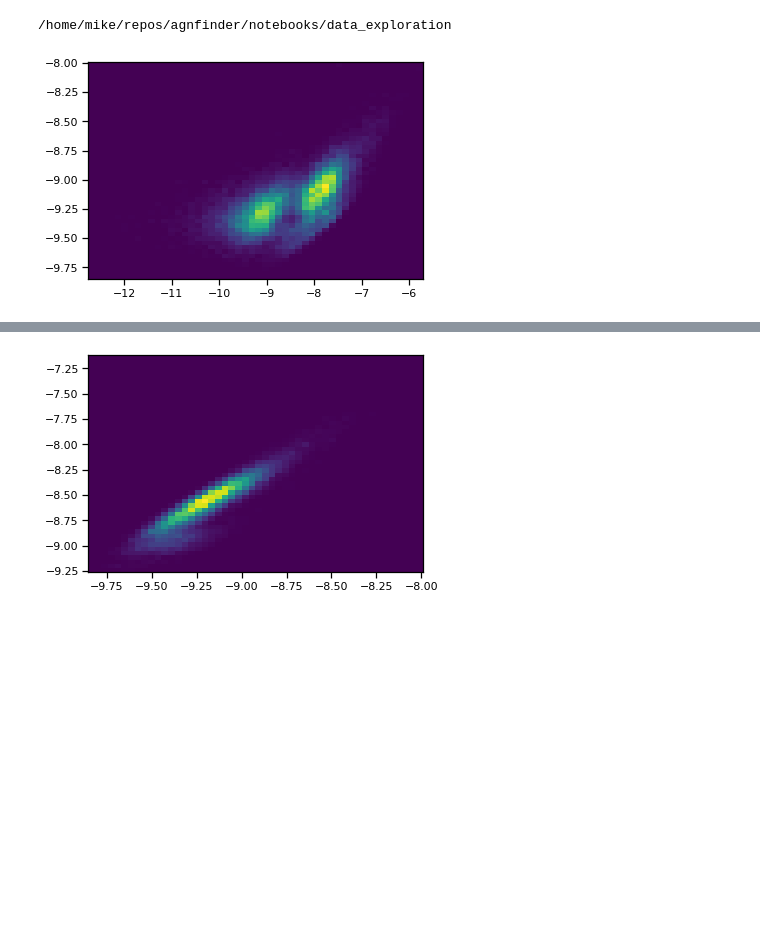
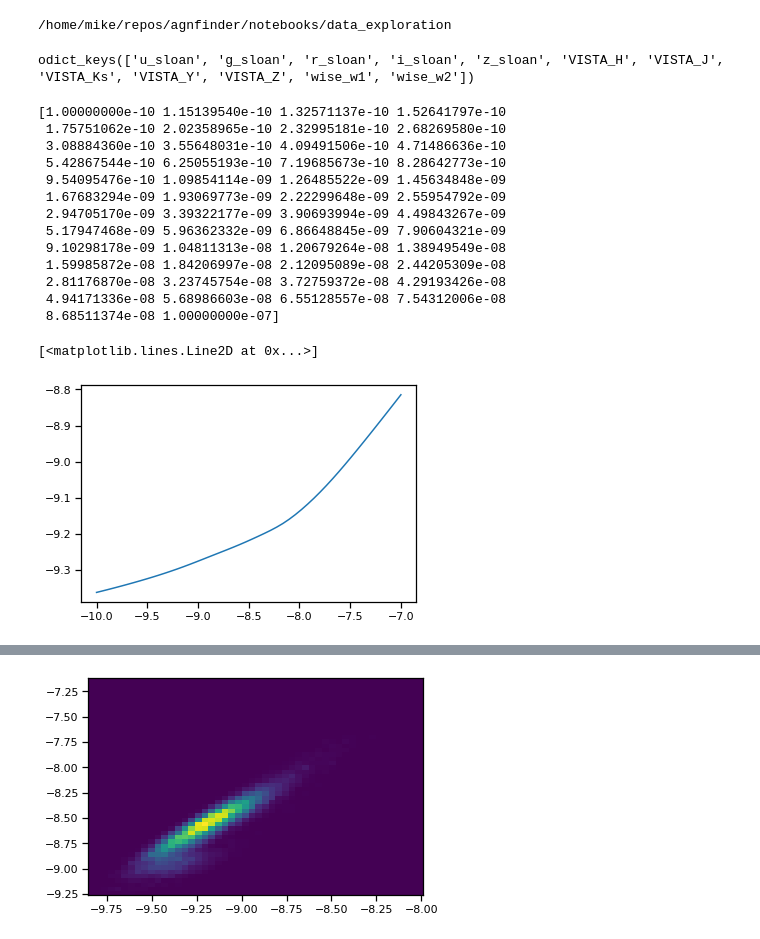
Before and after one commit to mwalmsley/agnfinder, a Jupyter notebook: notebooks/inference/estimate_uncertainties.ipynb, the cells around one changed output, grey strips where cells are left out. Drawn from its saved outputs; the diff is of its cells as text; code cells hidden in the pictures; blank space fills up the shorter version.

```diff
--- a/notebooks/inference/estimate_uncertainties.ipynb
+++ b/notebooks/inference/estimate_uncertainties.ipynb
@@ -184,7 +183,29 @@ with open(error_estimators_loc, 'wb') as f:
 # %%
+error_estimators_loc = '../../data/error_estimators.pickle'
 with open(error_estimators_loc, 'rb') as f:
     error_estimators_loaded = dill.load(f)
-# %%
-_ = plt.hist2d(x=np.log10(reliable_df['u_sloan']),y=np.log10(reliable_df['u_sloan_err']), bins=[50, 50])
-# %% [output]
-[figure, removed]
+# %%
+error_estimators_loaded.keys()
+# %% [output]
+odict_keys(['u_sloan', 'g_sloan', 'r_sloan', 'i_sloan', 'z_sloan', 'VISTA_H', 'VISTA_J', 'VISTA_Ks', 'VISTA_Y', 'VISTA_Z', 'wise_w1', 'wise_w2'])
+# %%
+x = np.logspace(-10, -7)
+print(x)
+# plt.loglog(x, error_estimators_loaded['u_sloan'](x))
+plt.plot(np.log10(x), np.log10(error_estimators_loaded['u_sloan'](x)))
+# %% [output]
+[1.00000000e-10 1.15139540e-10 1.32571137e-10 1.52641797e-10
+ 1.75751062e-10 2.02358965e-10 2.32995181e-10 2.68269580e-10
+ 3.08884360e-10 3.55648031e-10 4.09491506e-10 4.71486636e-10
+ 5.42867544e-10 6.25055193e-10 7.19685673e-10 8.28642773e-10
+ 9.54095476e-10 1.09854114e-09 1.26485522e-09 1.45634848e-09
+ 1.67683294e-09 1.93069773e-09 2.22299648e-09 2.55954792e-09
+ 2.94705170e-09 3.39322177e-09 3.90693994e-09 4.49843267e-09
+ 5.17947468e-09 5.96362332e-09 6.86648845e-09 7.90604321e-09
+ 9.10298178e-09 1.04811313e-08 1.20679264e-08 1.38949549e-08
+ 1.59985872e-08 1.84206997e-08 2.12095089e-08 2.44205309e-08
+ 2.81176870e-08 3.23745754e-08 3.72759372e-08 4.29193426e-08
+ 4.94171336e-08 5.68986603e-08 6.55128557e-08 7.54312006e-08
+ 8.68511374e-08 1.00000000e-07]
+[<matplotlib.lines.Line2D at 0x...>]
+[figure, added]
```
Also changed, not shown: parts of 3 cells of this notebook, 12 other files.
